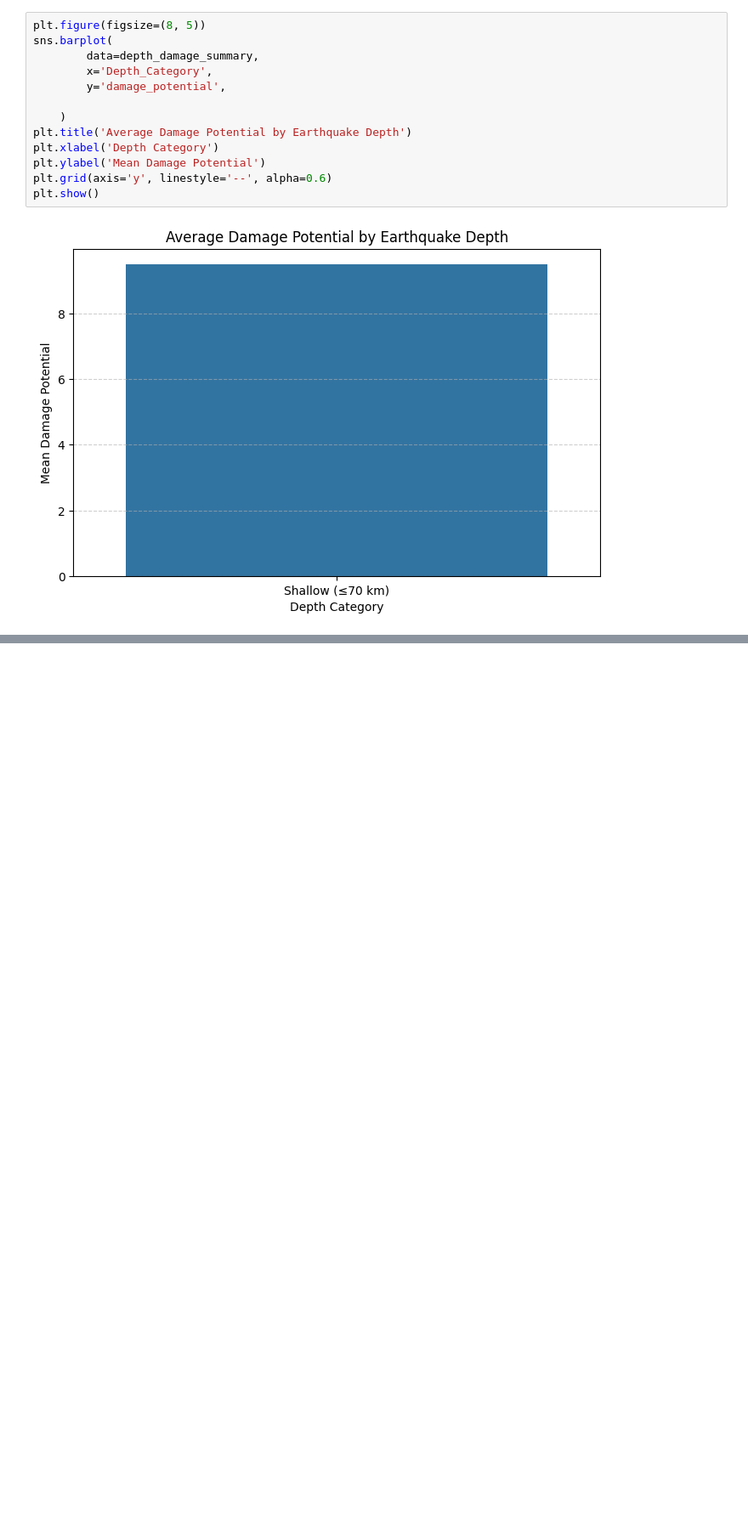
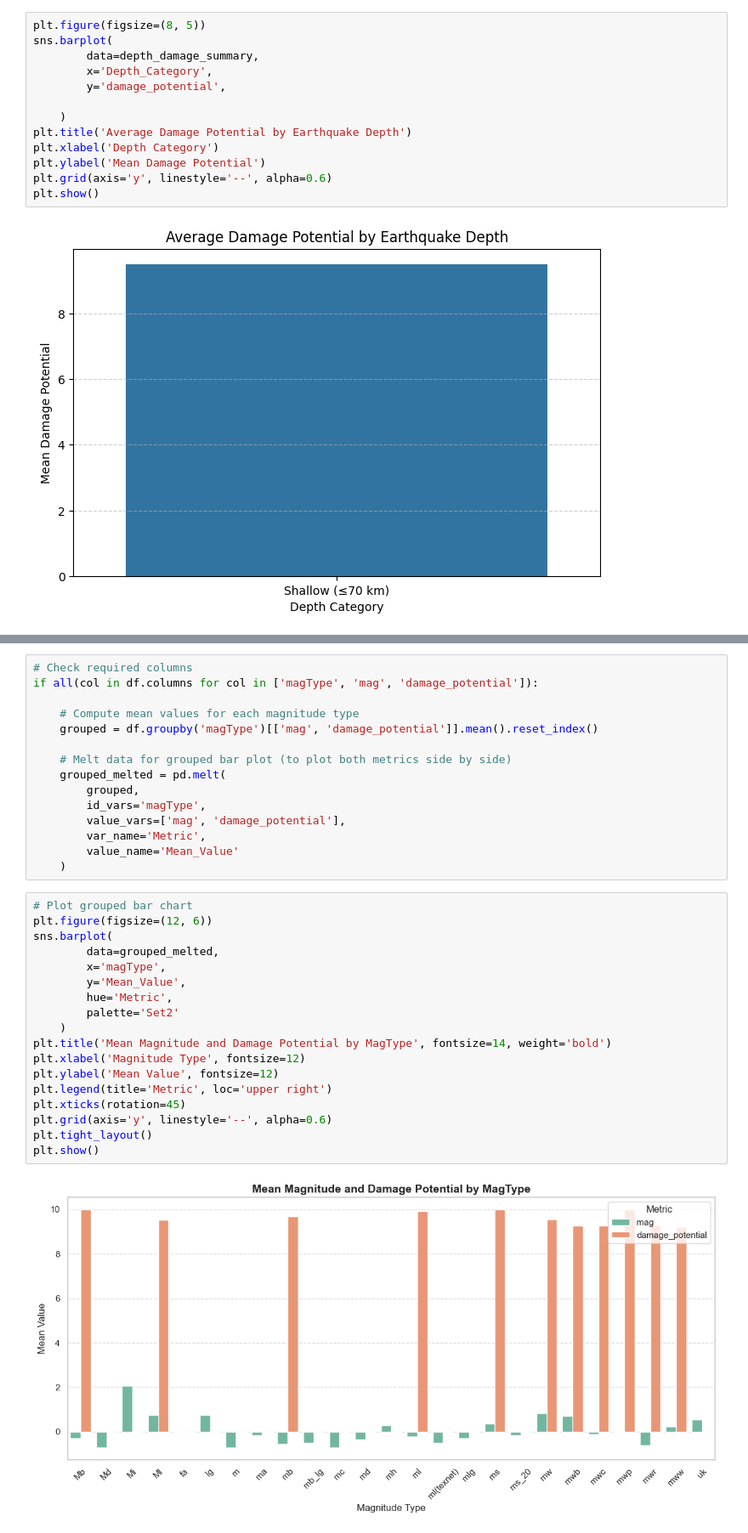
Before and after one commit to ImpactsenseAI-Intern-Project-OCT25/impactsenseAI-Infosys-Intern-project, a Jupyter notebook: milestone_2/week_3/Day_14/Assignment-02/Assignment_2.ipynb, the cells around one changed output, grey strips where cells are left out. Shown at 85% size. Cells and saved outputs as stored; diff of their text form; blank space fills up the shorter version.

```diff
--- a/milestone_2/week_3/Day_14/Assignment-02/Assignment_2.ipynb
+++ b/milestone_2/week_3/Day_14/Assignment-02/Assignment_2.ipynb
@@ -791,0 +850,35 @@ plt.show()
+# %%
+# Check required columns
+if all(col in df.columns for col in ['magType', 'mag', 'damage_potential']):
+
+    # Compute mean values for each magnitude type
+    grouped = df.groupby('magType')[['mag', 'damage_potential']].mean().reset_index()
+
+    # Melt data for grouped bar plot (to plot both metrics side by side)
+    grouped_melted = pd.melt(
+        grouped,
+        id_vars='magType',
+        value_vars=['mag', 'damage_potential'],
+        var_name='Metric',
+        value_name='Mean_Value'
+    )
+# %%
+# Plot grouped bar chart
+plt.figure(figsize=(12, 6))
+sns.barplot(
+        data=grouped_melted,
+        x='magType',
+        y='Mean_Value',
+        hue='Metric',
+        palette='Set2'
+    )
+plt.title('Mean Magnitude and Damage Potential by MagType', fontsize=14, weight='bold')
+plt.xlabel('Magnitude Type', fontsize=12)
+plt.ylabel('Mean Value', fontsize=12)
+plt.legend(title='Metric', loc='upper right')
+plt.xticks(rotation=45)
+plt.grid(axis='y', linestyle='--', alpha=0.6)
+plt.tight_layout()
+plt.show()
+# %% [output]
+[figure, added]
```
Also changed, not shown: parts of 8 cells of this notebook.
